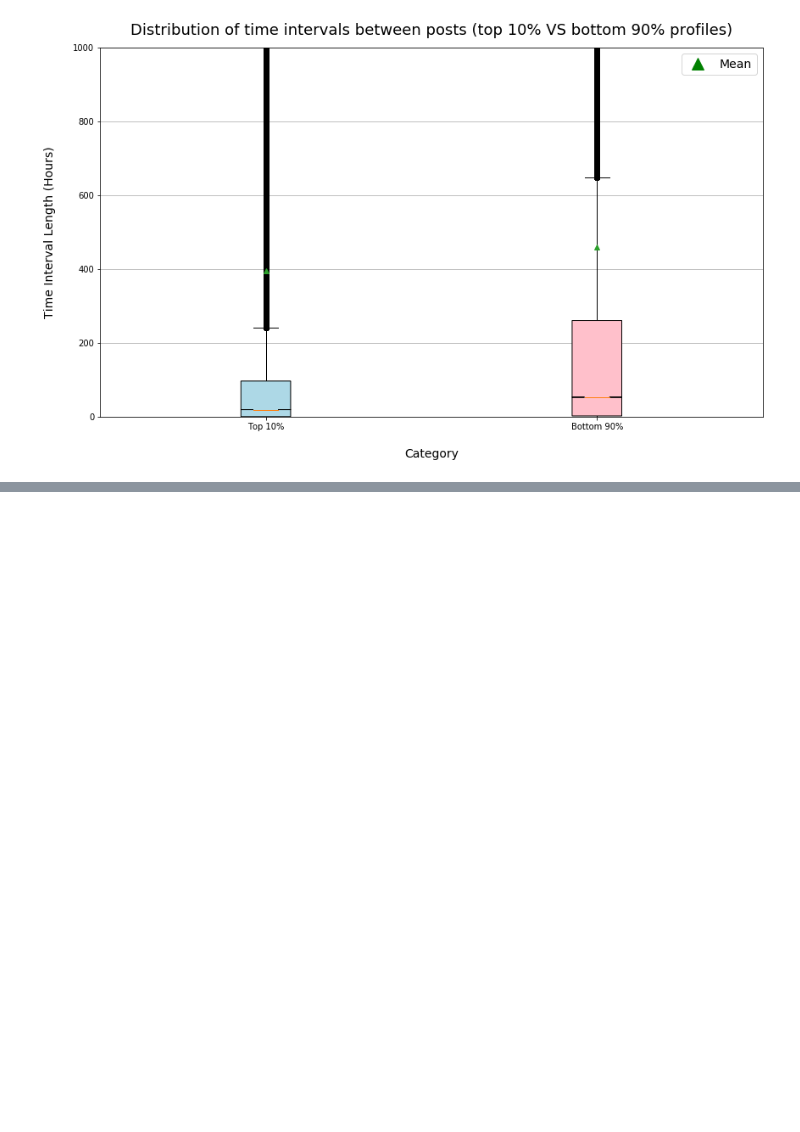
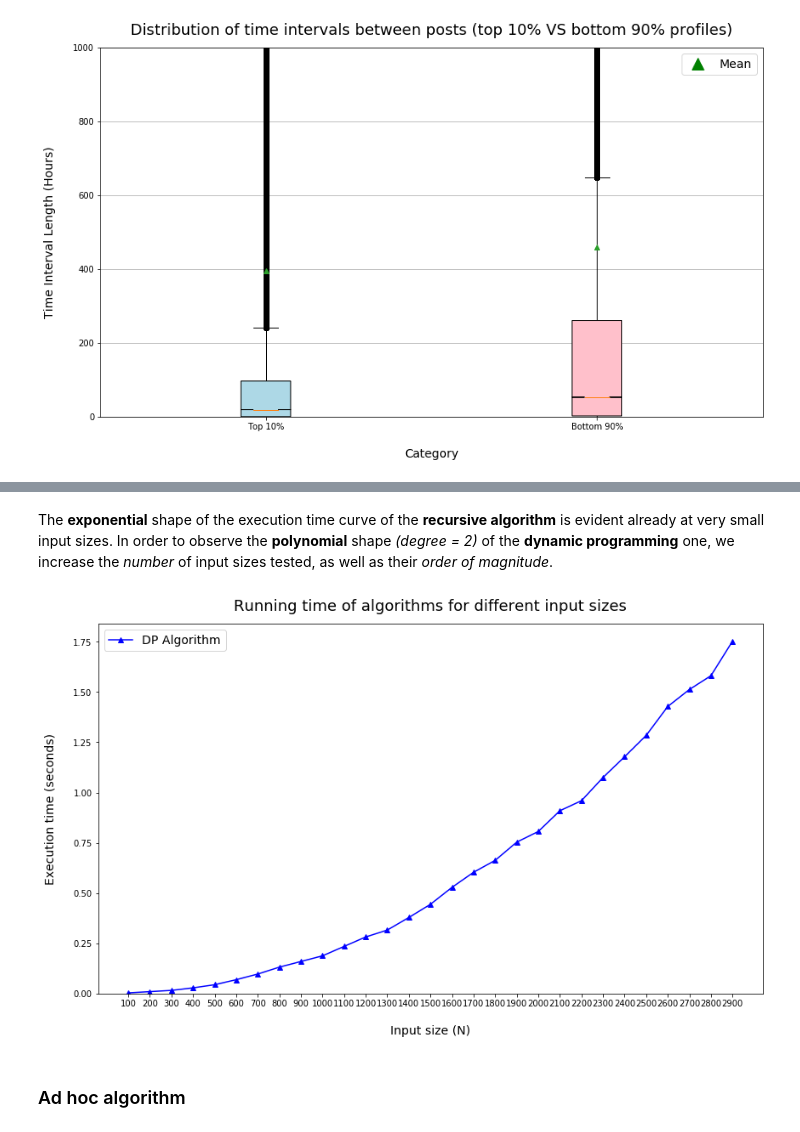
Before and after one commit to FrancescoRedaelli/ADM-HW2-Group26, a Jupyter notebook: ADM - HW2.ipynb, the cells around one changed output, grey strips where cells are left out. Saved outputs shown, nothing was run; the diff lists cells and outputs as text; code cells hidden in the pictures; blank space fills up the shorter version.

```diff
--- a/ADM - HW2.ipynb
+++ b/ADM - HW2.ipynb
@@ -102,0 +166,8 @@ functions.plot_two_categories(profiles_df, posts_reader)
+# %% [markdown]
+The **exponential** shape of the execution time curve of the **recursive algorithm** is evident already at very small input sizes. In order to observe the **polynomial** shape *(degree = 2)* of the **dynamic programming** one, we increase the *number* of input sizes tested, as well as their *order of magnitude*.
+# %%
+functions.plot_running_times([MaxProdDP], [x for x in range(100,3000,100)], "DP")
+# %% [output]
+[figure, added]
+# %% [markdown]
+### Ad hoc algorithm
```
Also changed, not shown: parts of 19 cells of this notebook, 1 other file.
